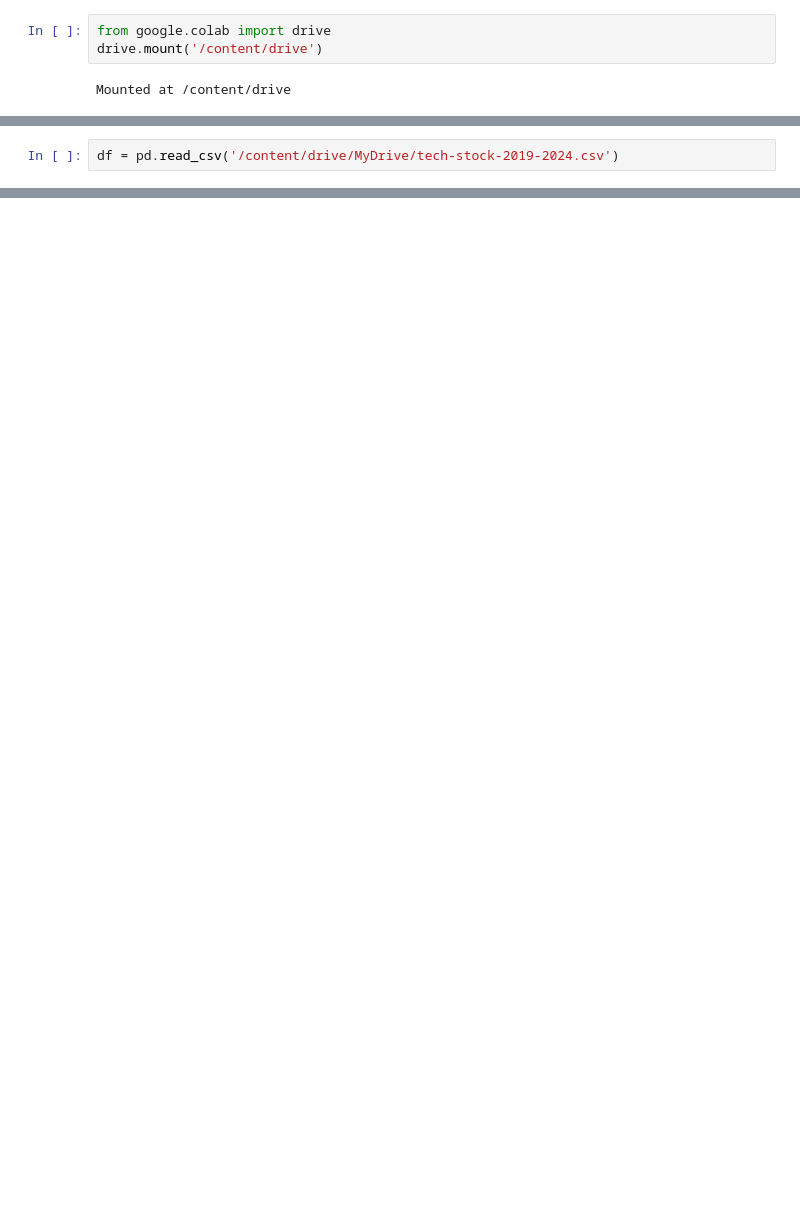
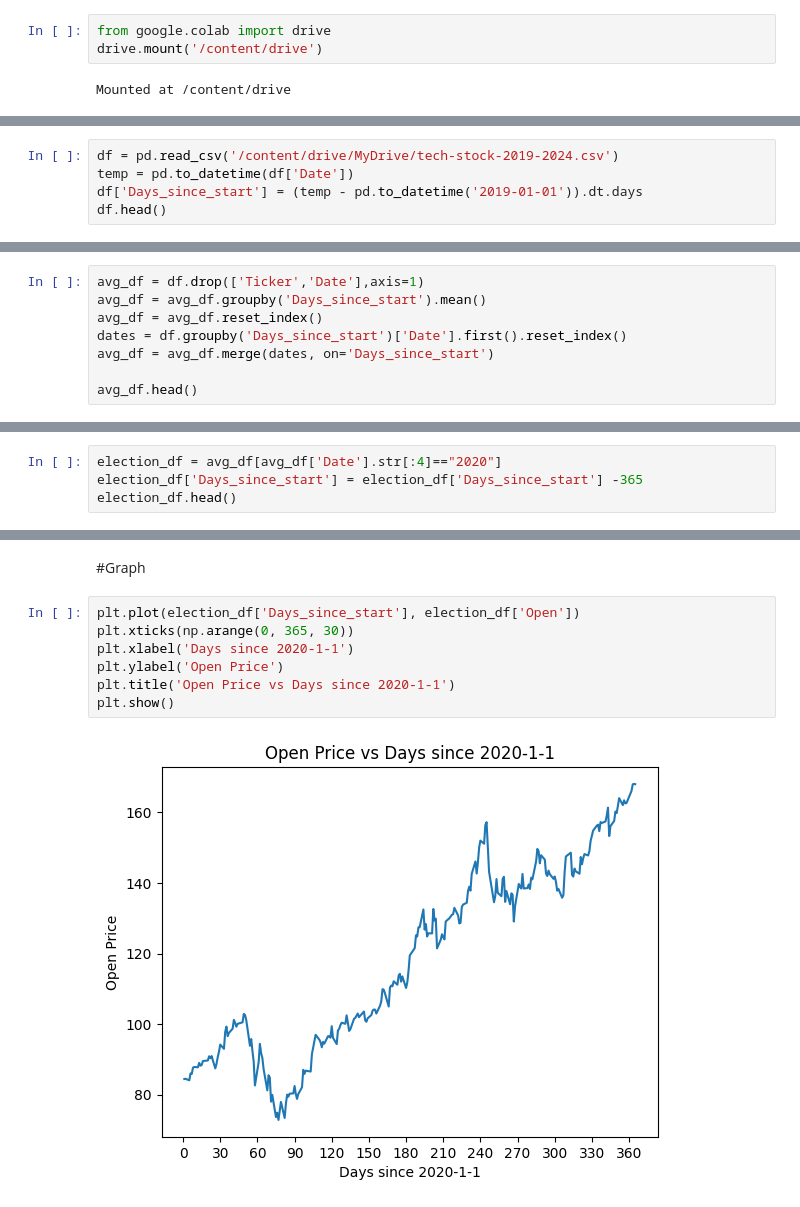
Before and after one commit to tsh26032/test, a Jupyter notebook: stock.ipynb, the cells around one changed output, grey strips where cells are left out. Cells and saved outputs as stored; diff of their text form; blank space fills up the shorter version.

```diff
--- a/stock.ipynb
+++ b/stock.ipynb
@@ -13,2 +22,5 @@ import numpy as np
 # %%
 df = pd.read_csv('/content/drive/MyDrive/tech-stock-2019-2024.csv')
+temp = pd.to_datetime(df['Date'])
+df['Days_since_start'] = (temp - pd.to_datetime('2019-01-01')).dt.days
+df.head()
@@ -36,0 +34,8 @@ plt.scatter(df['Open'], df['Close'])
+# %%
+avg_df = df.drop(['Ticker','Date'],axis=1)
+avg_df = avg_df.groupby('Days_since_start').mean()
+avg_df = avg_df.reset_index()
+dates = df.groupby('Days_since_start')['Date'].first().reset_index()
+avg_df = avg_df.merge(dates, on='Days_since_start')
+
+avg_df.head()
@@ -36,0 +49,4 @@ plt.scatter(df['Open'], df['Close'])
+# %%
+election_df = avg_df[avg_df['Date'].str[:4]=="2020"]
+election_df['Days_since_start'] = election_df['Days_since_start'] -365
+election_df.head()
@@ -36,0 +60,11 @@ plt.scatter(df['Open'], df['Close'])
+# %% [markdown]
+#Graph
+# %%
+plt.plot(election_df['Days_since_start'], election_df['Open'])
+plt.xticks(np.arange(0, 365, 30))
+plt.xlabel('Days since 2020-1-1')
+plt.ylabel('Open Price')
+plt.title('Open Price vs Days since 2020-1-1')
+plt.show()
+# %% [output]
+[figure, added]
```
Also changed, not shown: parts of 10 cells of this notebook.
